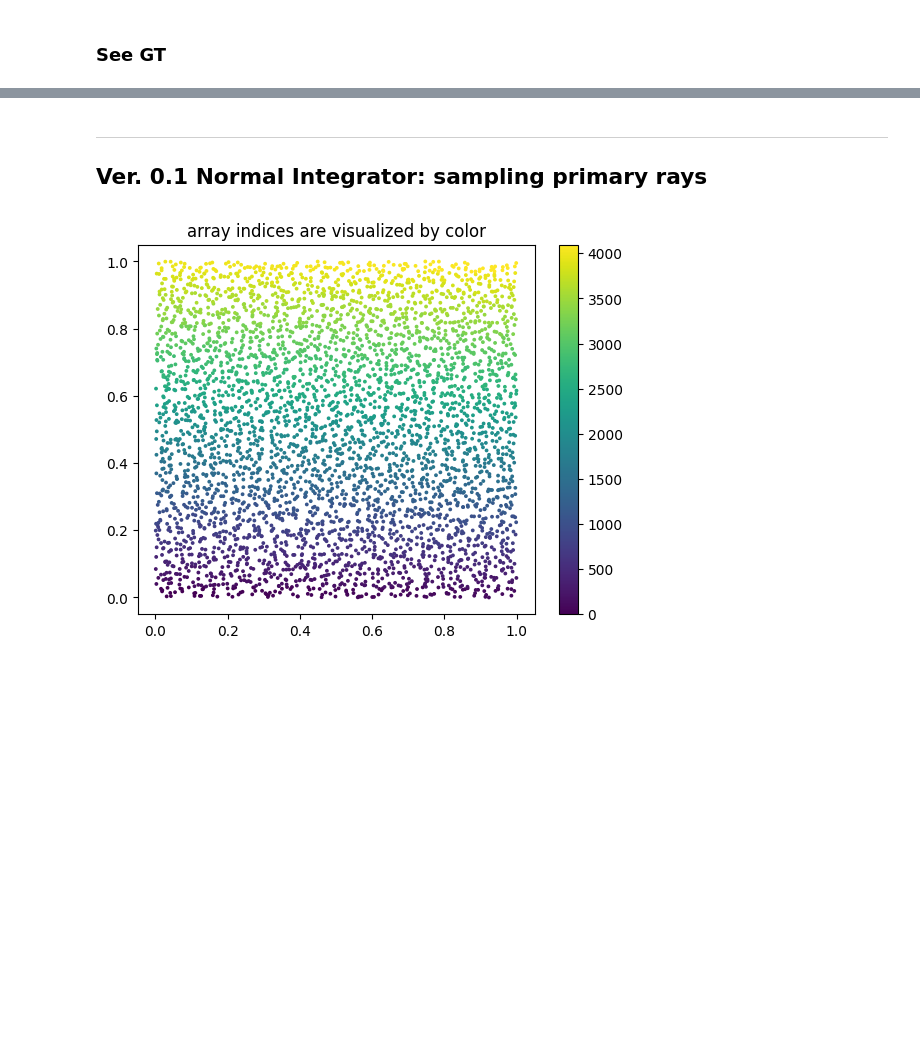
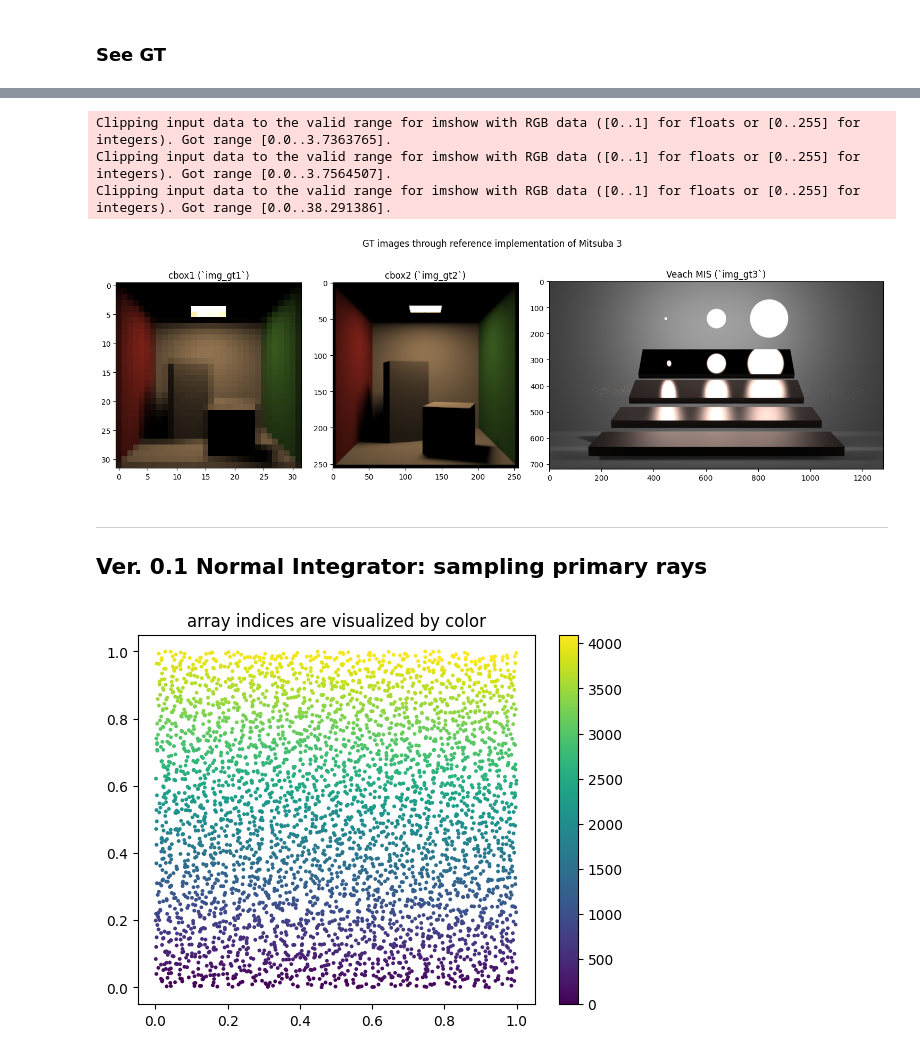
Before and after one commit to shinyoung-yi/lecture-rendering-mitsuba, a Jupyter notebook: hw3_directillumination.ipynb, the cells around one changed output, grey strips where cells are left out. Cells and saved outputs as stored; diff of their text form; code cells hidden in the pictures; blank space fills up the shorter version.

```diff
--- a/hw3_directillumination.ipynb
+++ b/hw3_directillumination.ipynb
@@ -68,3 +58,21 @@ Render time for Veach MIS: 3.6279 s.
+# %%
+fig, axes = plt.subplots(1, 3,
+                         figsize=(15, 5),
+                         gridspec_kw={'width_ratios':  [1, 1, 1.8]}
+                        )
+axes[0].imshow(mi.Bitmap(img_gt1**(1/2.2)))
+axes[0].set_title("cbox1 (`img_gt1`)")
+axes[1].imshow(mi.Bitmap(img_gt2**(1/2.2)))
+axes[1].set_title("cbox2 (`img_gt2`)")
+axes[2].imshow(mi.Bitmap(img_gt3**(1/2.2)))
+axes[2].set_title("Veach MIS (`img_gt3`)")
+fig.suptitle("GT images through reference implementation of Mitsuba 3");
+plt.tight_layout()
+# %% [output]
+Clipping input data to the valid range for imshow with RGB data ([0..1] for floats or [0..255] for integers). Got range [0.0..3.7363765].
+Clipping input data to the valid range for imshow with RGB data ([0..1] for floats or [0..255] for integers). Got range [0.0..3.7564507].
+Clipping input data to the valid range for imshow with RGB data ([0..1] for floats or [0..255] for integers). Got range [0.0..38.291386].
+[figure, added]
 # %% [markdown]
 -----
 ## Ver. 0.1 Normal Integrator: sampling primary rays
```
Also changed, not shown: parts of 11 cells of this notebook, 16 other files.
